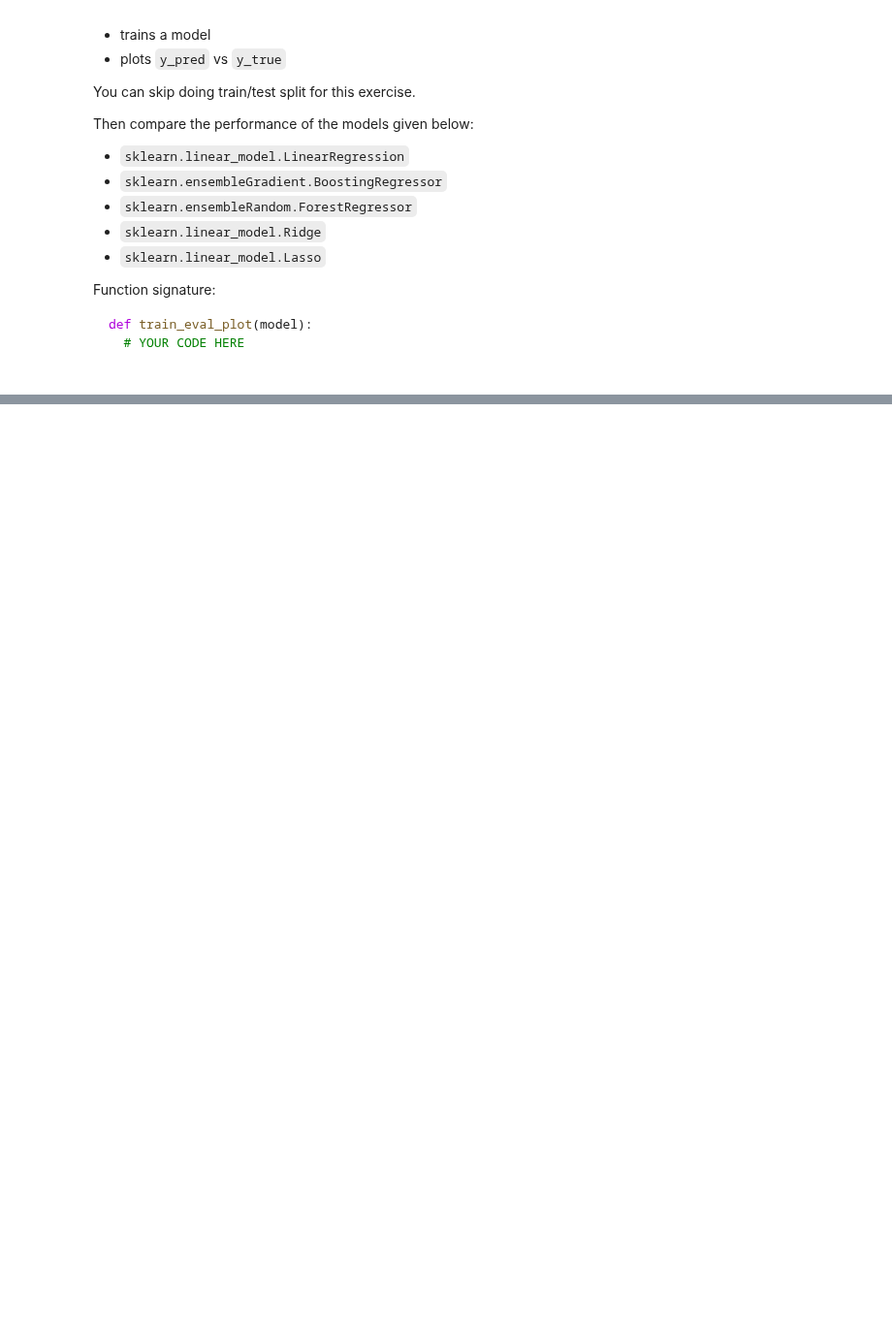
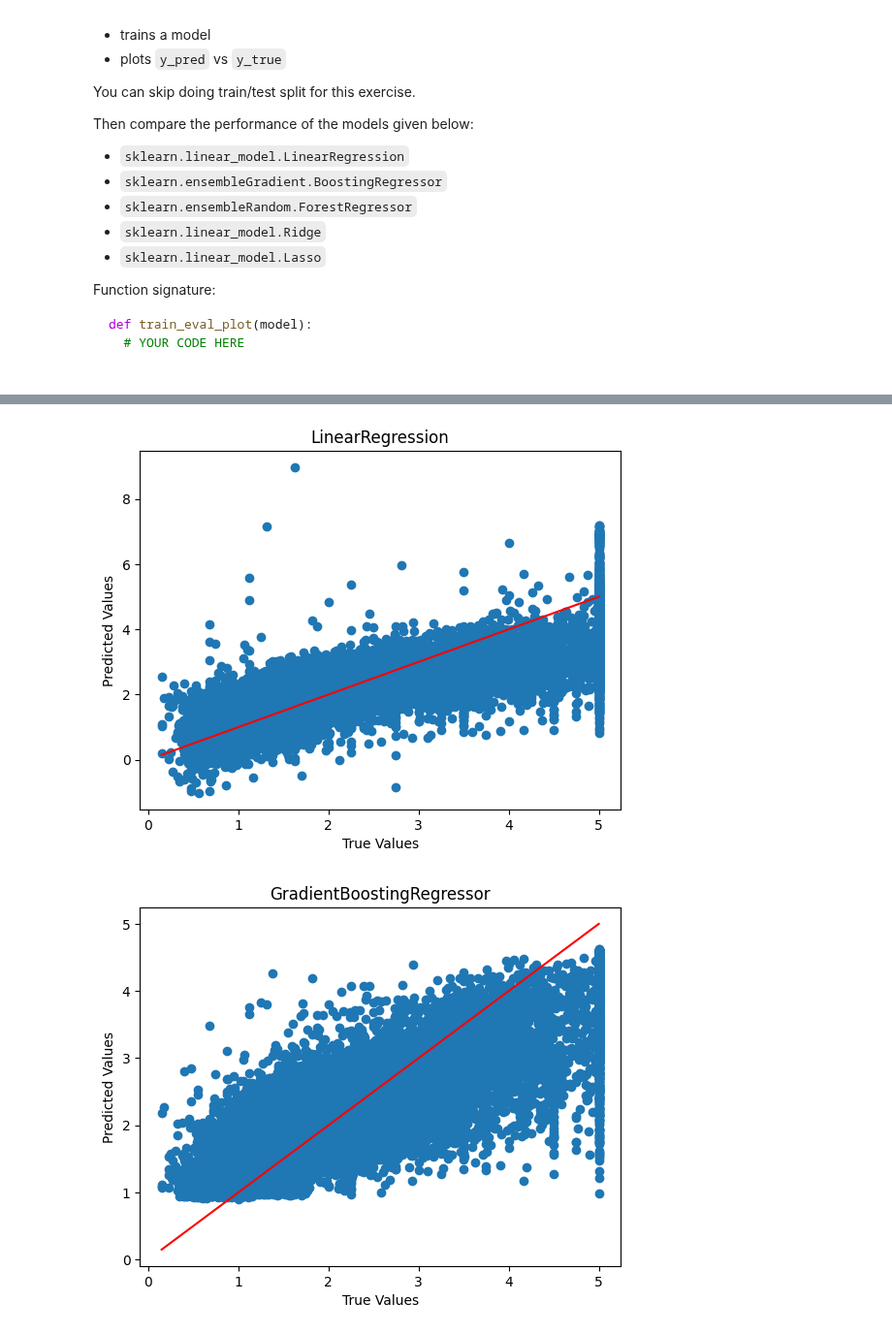
Before and after one commit to jg2kpy/tesis-prep, a Jupyter notebook: src/ML/regression/Regression_with_Scikit_Learn.ipynb, the cells around one changed output, grey strips where cells are left out. Shown at 97% size. Cells and saved outputs as stored; diff of their text form; code cells hidden in the pictures; blank space fills up the shorter version.

```diff
--- a/src/ML/regression/Regression_with_Scikit_Learn.ipynb
+++ b/src/ML/regression/Regression_with_Scikit_Learn.ipynb
@@ -154,0 +318,27 @@ print(dataset.DESCR)
+# %%
+def train_eval_plot(model):
+  model.fit(X, y)
+  y_pred = model.predict(X)
+
+  plt.figure()
+  plt.scatter(y, y_pred)
+  plt.xlabel("True Values")
+  plt.ylabel("Predicted Values")
+
+  m = y.min()
+  M = y.max()
+
+  plt.plot((m, M), (m, M), color='red')
+  plt.title(model.__class__.__name__)
+# %%
+models = [LinearRegression(),
+          GradientBoostingRegressor(random_state=0, n_estimators=25),
+          RandomForestRegressor(random_state=0, n_estimators=25),
+          Ridge(),
+          Lasso()]
+
+for model in models:
+    train_eval_plot(model)
+# %% [output]
+[figure, added]
+[figure, added]
```
Also changed, not shown: parts of 29 cells of this notebook.
